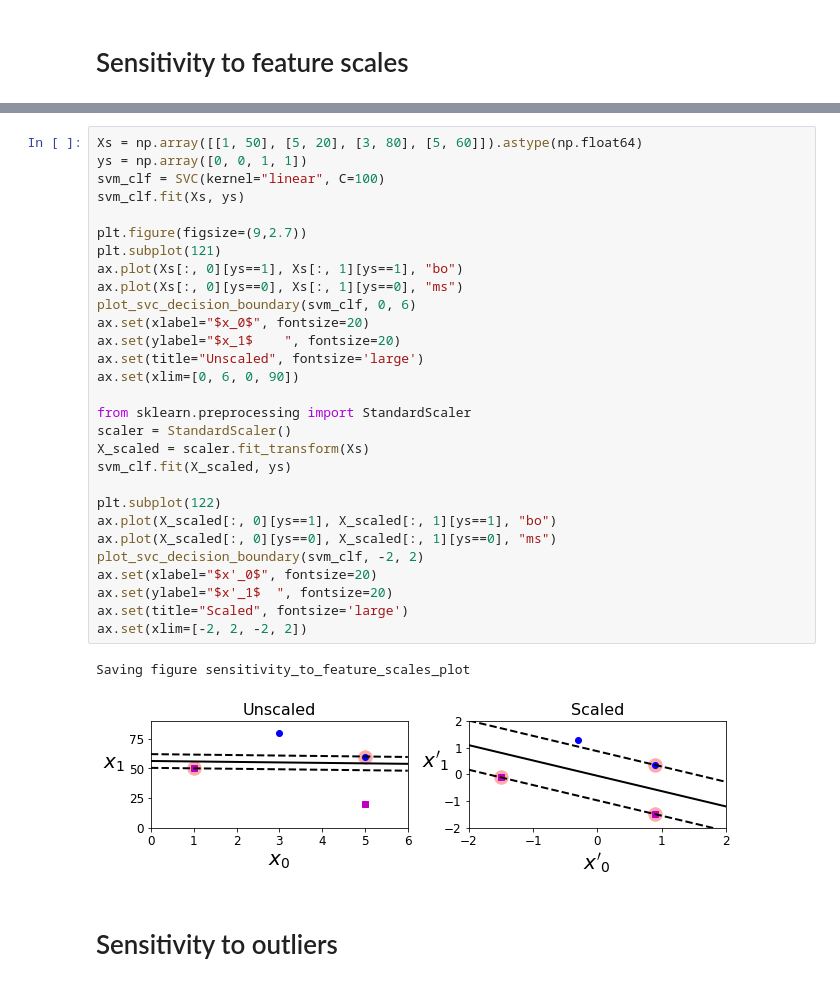
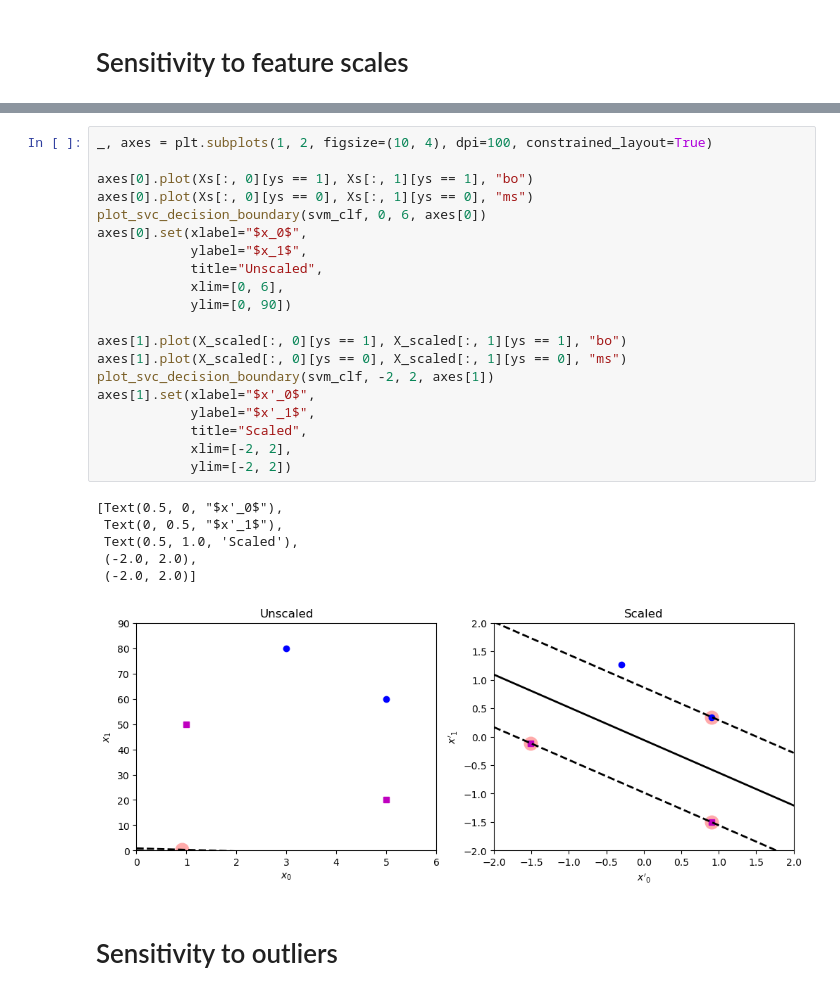
Before and after one commit to jy12060026ai/excss-stats, a Jupyter notebook: handson/05-support-vector-machines.ipynb, the cells around one changed output, grey strips where cells are left out. Cells and saved outputs as stored; diff of their text form.

```diff
--- a/handson/05-support-vector-machines.ipynb
+++ b/handson/05-support-vector-machines.ipynb
@@ -81,35 +91,30 @@ Saving figure large_margin_classification_plot
 # %%
-Xs = np.array([[1, 50], [5, 20], [3, 80], [5, 60]]).astype(np.float64)
-ys = np.array([0, 0, 1, 1])
-svm_clf = SVC(kernel="linear", C=100)
-svm_clf.fit(Xs, ys)
+_, axes = plt.subplots(1, 2, figsize=(10, 4), dpi=100, constrained_layout=True)
 
-plt.figure(figsize=(9,2.7))
-plt.subplot(121)
-ax.plot(Xs[:, 0][ys==1], Xs[:, 1][ys==1], "bo")
-ax.plot(Xs[:, 0][ys==0], Xs[:, 1][ys==0], "ms")
-plot_svc_decision_boundary(svm_clf, 0, 6)
-ax.set(xlabel="$x_0$", fontsize=20)
-ax.set(ylabel="$x_1$    ", fontsize=20)
-ax.set(title="Unscaled", fontsize='large')
-ax.set(xlim=[0, 6, 0, 90])
+axes[0].plot(Xs[:, 0][ys == 1], Xs[:, 1][ys == 1], "bo")
+axes[0].plot(Xs[:, 0][ys == 0], Xs[:, 1][ys == 0], "ms")
+plot_svc_decision_boundary(svm_clf, 0, 6, axes[0])
+axes[0].set(xlabel="$x_0$",
+            ylabel="$x_1$",
+            title="Unscaled",
+            xlim=[0, 6],
+            ylim=[0, 90])
 
-from sklearn.preprocessing import StandardScaler
-scaler = StandardScaler()
-X_scaled = scaler.fit_transform(Xs)
-svm_clf.fit(X_scaled, ys)
-
-plt.subplot(122)
-ax.plot(X_scaled[:, 0][ys==1], X_scaled[:, 1][ys==1], "bo")
-ax.plot(X_scaled[:, 0][ys==0], X_scaled[:, 1][ys==0], "ms")
-plot_svc_decision_boundary(svm_clf, -2, 2)
-ax.set(xlabel="$x'_0$", fontsize=20)
-ax.set(ylabel="$x'_1$  ", fontsize=20)
-ax.set(title="Scaled", fontsize='large')
-ax.set(xlim=[-2, 2, -2, 2])
+axes[1].plot(X_scaled[:, 0][ys == 1], X_scaled[:, 1][ys == 1], "bo")
+axes[1].plot(X_scaled[:, 0][ys == 0], X_scaled[:, 1][ys == 0], "ms")
+plot_svc_decision_boundary(svm_clf, -2, 2, axes[1])
+axes[1].set(xlabel="$x'_0$",
+            ylabel="$x'_1$",
+            title="Scaled",
+            xlim=[-2, 2],
+            ylim=[-2, 2])
 # %% [output]
-Saving figure sensitivity_to_feature_scales_plot
+[Text(0.5, 0, "$x'_0$"),
+ Text(0, 0.5, "$x'_1$"),
+ Text(0.5, 1.0, 'Scaled'),
+ (-2.0, 2.0),
+ (-2.0, 2.0)]
-[figure, old version]
+[figure, new version]
 # %% [markdown]
 # Sensitivity to outliers
 # %%
```
Also changed, not shown: parts of 6 cells of this notebook, 2 other files.
